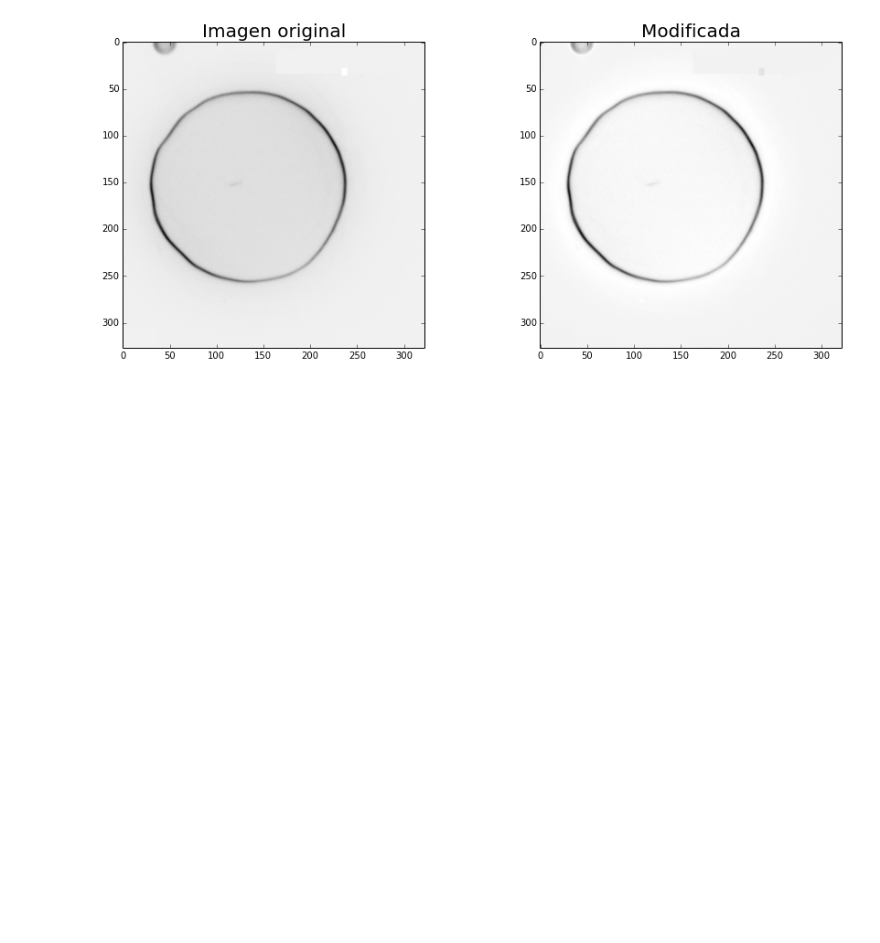
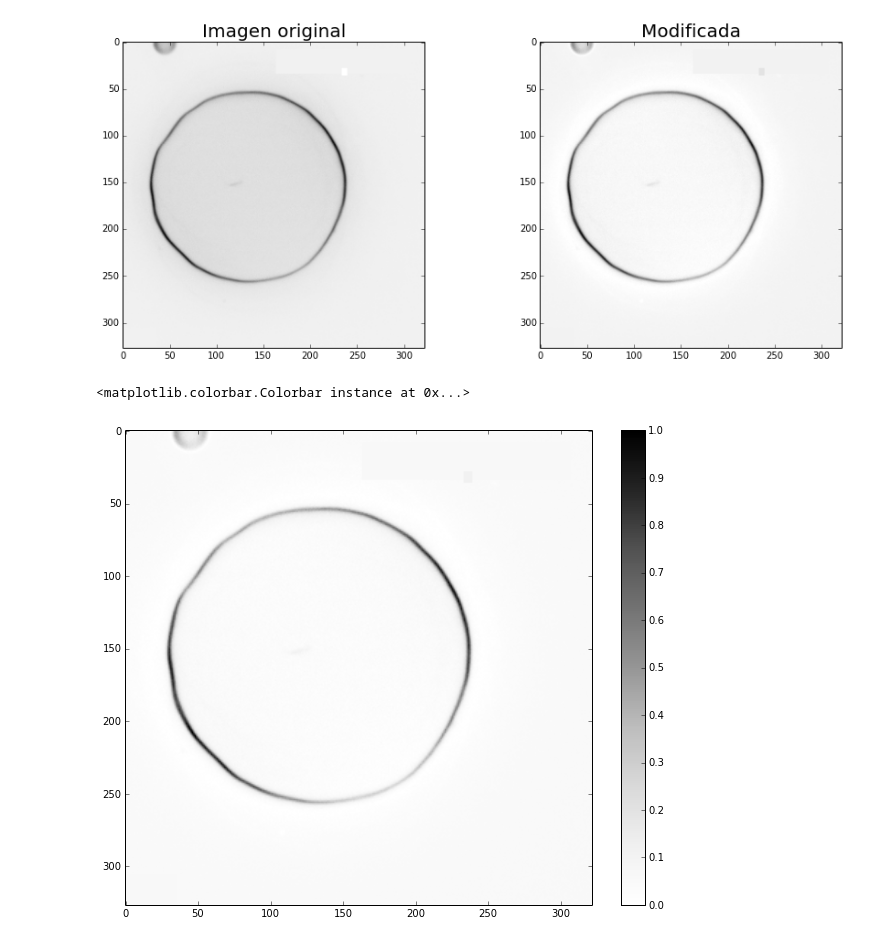
Before and after one commit to SbastianGarzon/Linares_Garzon_hw8, a Jupyter notebook: Perfil_Radial/Perfil_radial.ipynb, the cells around one changed output. Drawn from its saved outputs; the diff is of its cells as text; code cells hidden in the pictures; blank space fills up the shorter version.

```diff
--- a/Perfil_Radial/Perfil_radial.ipynb
+++ b/Perfil_Radial/Perfil_radial.ipynb
@@ -35,6 +35,6 @@ def filtroBajas(matriz):
 Bpop1 = fft2(img)
 TB_pop1 = fftshift(Bpop1)
 filtroBajas(TB_pop1)
-img_pop_bajas = ifft2(TB_pop1)
+imagen = abs(ifft2(TB_pop1))
 # %%
 fig = figure(1, figsize=(10.5,8.5))
@@ -56,0 +61,18 @@ ax1.set_title('Modificada', size='20')
+# %%
+def log_likelihood(obs, model):
+    chi_cuadrado = (1.0/2.0)*sum((obs-model)**2)
+    return (-chi_cuadrado)
+a=shape(imagen)
+# %%
+for i in range (0,a[0]):
+    for j in range (0,a[1]):
+        if imagen[i][j]<25:
+            imagen[i][j]=0
+imagen_filtrada=imagen/amax(imagen)
+# %%
+fig = figure(1, figsize=(10.5,8.5))
+imshow(imagen_filtrada[:,:], cmap = pyplot.cm.Greys)
+colorbar()
+# %% [output]
+<matplotlib.colorbar.Colorbar instance at 0x...>
+[figure, added]
```
Also changed, not shown: parts of 4 cells of this notebook.
